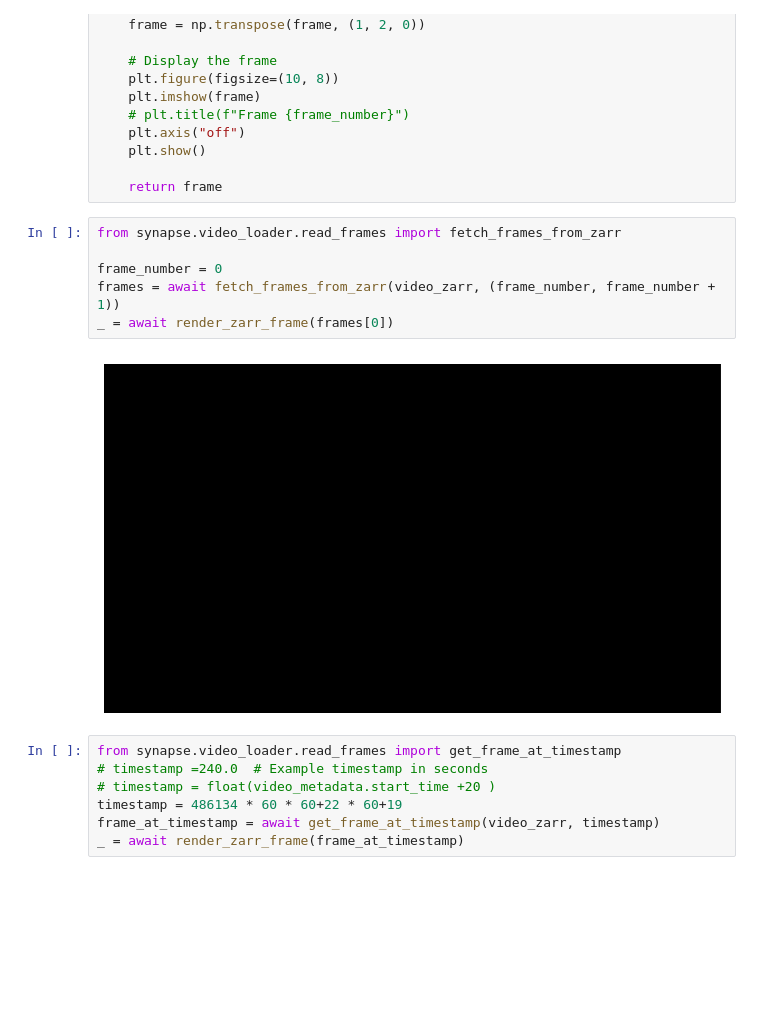
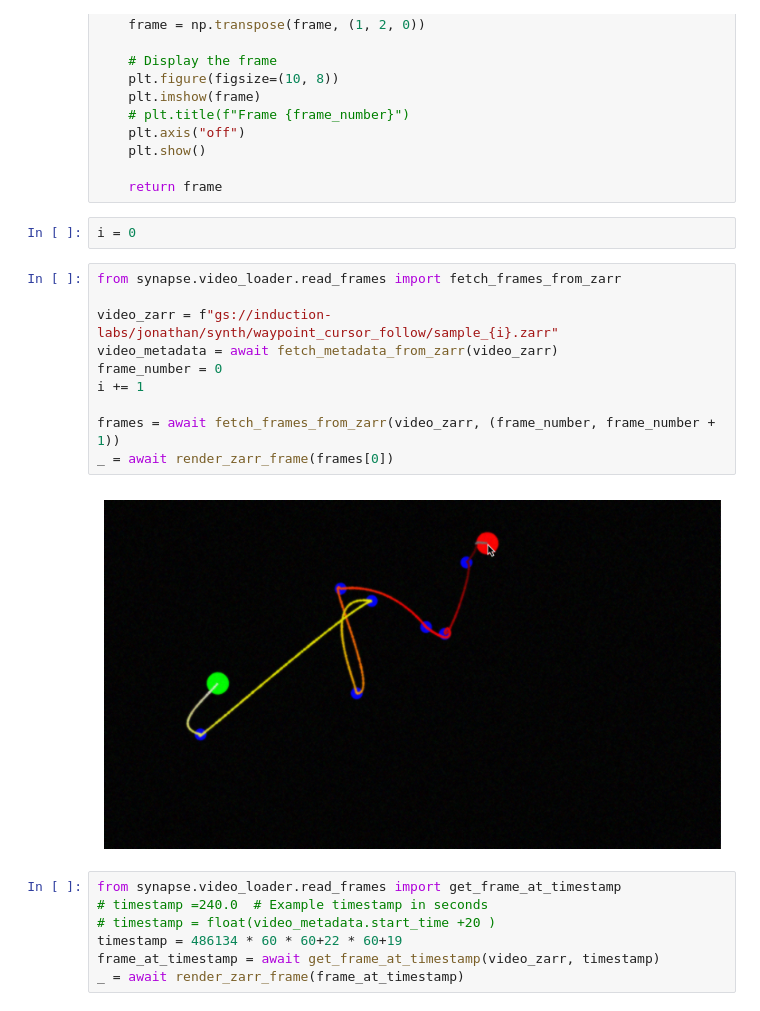
Before and after one commit to induction-labs/induction-labs, a Jupyter notebook: repos/synapse/src/synapse/video_loader/render_frame.ipynb, the cells around one changed output. Saved outputs shown, nothing was run; the diff lists cells and outputs as text; blank space fills up the shorter version.

```diff
--- a/repos/synapse/src/synapse/video_loader/render_frame.ipynb
+++ b/repos/synapse/src/synapse/video_loader/render_frame.ipynb
@@ -34,14 +28,20 @@ def render_zarr_frame(frame: np.ndarray) -> np.ndarray:
     plt.show()
 
     return frame
+# %%
+i = 0
 # %%
 from synapse.video_loader.read_frames import fetch_frames_from_zarr
 
+video_zarr = f"gs://induction-labs/jonathan/synth/waypoint_cursor_follow/sample_{i}.zarr"
+video_metadata = await fetch_metadata_from_zarr(video_zarr)
 frame_number = 0
+i += 1
+
 frames = await fetch_frames_from_zarr(video_zarr, (frame_number, frame_number + 1))
 _ = await render_zarr_frame(frames[0])
 # %% [output]
-[figure, old version]
+[figure, new version]
 # %%
 from synapse.video_loader.read_frames import get_frame_at_timestamp
 # timestamp =240.0  # Example timestamp in seconds
```
Also changed, not shown: parts of 1 cell of this notebook.
